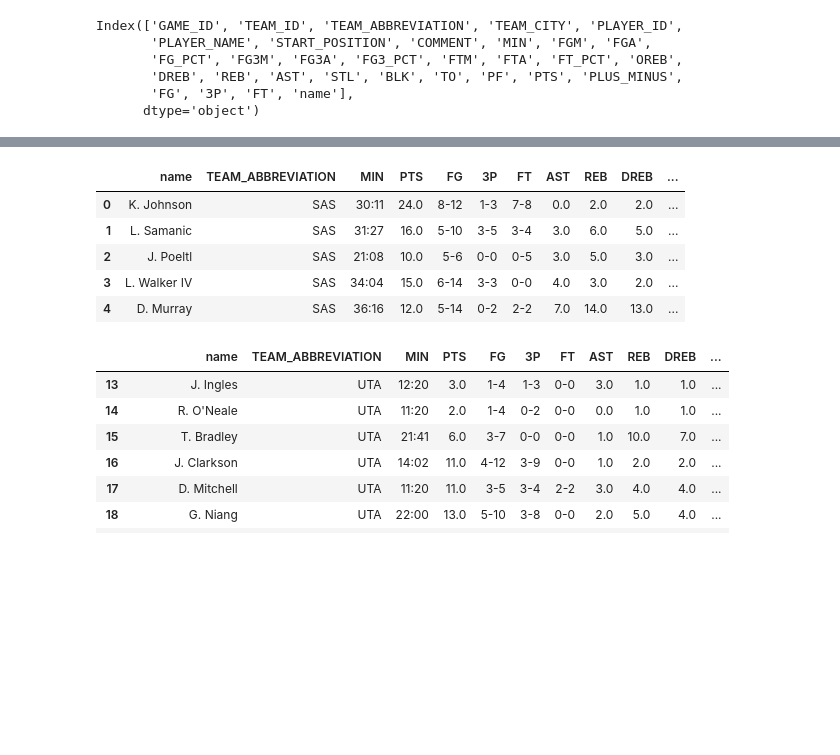
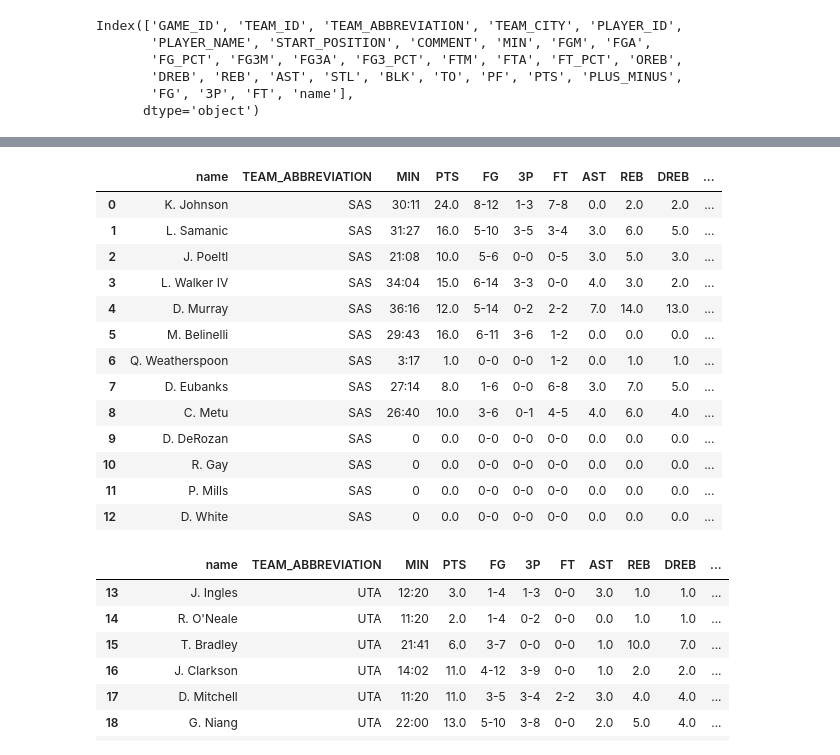
Before and after one commit to SpecCRA/vlads_data_project, a Jupyter notebook: data_scraper_prototype.ipynb, the cells around one changed output, grey strips where cells are left out. Saved outputs shown, nothing was run; the diff lists cells and outputs as text; code cells hidden in the pictures; blank space fills up the shorter version.

```diff
--- a/data_scraper_prototype.ipynb
+++ b/data_scraper_prototype.ipynb
@@ -124,5 +145,5 @@ Index(['GAME_ID', 'TEAM_ID', 'TEAM_ABBREVIATION', 'TEAM_CITY', 'PLAYER_ID',
 # %%
 # This dataframe stores the players box scores for that game
 players_box_outdf = player_box_scores_df[['name', 'TEAM_ABBREVIATION', 'MIN', 'PTS', 'FG', '3P', 'FT', \
-                                          'AST', 'REB','DREB', 'OREB', 'BLK', 'STL', 'TO', 'PF']]
+                                          'AST', 'REB','DREB', 'OREB', 'BLK', 'STL', 'TO', 'PF', 'COMMENT']]
 # %%
@@ -137,13 +169,21 @@ players_box_outdf.head()
 # %%
 spurs_outdf = players_box_outdf[players_box_outdf.TEAM_ABBREVIATION == 'SAS']
-spurs_outdf.head()
+spurs_outdf
 # %% [output]
 |  | name | TEAM_ABBREVIATION | MIN | PTS | FG | 3P | FT | AST | REB | DREB | ... |
 | 0 | K. Johnson | SAS | 30:11 | 24.0 | 8-12 | 1-3 | 7-8 | 0.0 | 2.0 | 2.0 | ... |
 | 1 | L. Samanic | SAS | 31:27 | 16.0 | 5-10 | 3-5 | 3-4 | 3.0 | 6.0 | 5.0 | ... |
 | 2 | J. Poeltl | SAS | 21:08 | 10.0 | 5-6 | 0-0 | 0-5 | 3.0 | 5.0 | 3.0 | ... |
 | 3 | L. Walker IV | SAS | 34:04 | 15.0 | 6-14 | 3-3 | 0-0 | 4.0 | 3.0 | 2.0 | ... |
 | 4 | D. Murray | SAS | 36:16 | 12.0 | 5-14 | 0-2 | 2-2 | 7.0 | 14.0 | 13.0 | ... |
+| 5 | M. Belinelli | SAS | 29:43 | 16.0 | 6-11 | 3-6 | 1-2 | 0.0 | 0.0 | 0.0 | ... |
+| 6 | Q. Weatherspoon | SAS | 3:17 | 1.0 | 0-0 | 0-0 | 1-2 | 0.0 | 1.0 | 1.0 | ... |
+| 7 | D. Eubanks | SAS | 27:14 | 8.0 | 1-6 | 0-0 | 6-8 | 3.0 | 7.0 | 5.0 | ... |
+| 8 | C. Metu | SAS | 26:40 | 10.0 | 3-6 | 0-1 | 4-5 | 4.0 | 6.0 | 4.0 | ... |
+| 9 | D. DeRozan | SAS | 0 | 0.0 | 0-0 | 0-0 | 0-0 | 0.0 | 0.0 | 0.0 | ... |
+| 10 | R. Gay | SAS | 0 | 0.0 | 0-0 | 0-0 | 0-0 | 0.0 | 0.0 | 0.0 | ... |
+| 11 | P. Mills | SAS | 0 | 0.0 | 0-0 | 0-0 | 0-0 | 0.0 | 0.0 | 0.0 | ... |
+| 12 | D. White | SAS | 0 | 0.0 | 0-0 | 0-0 | 0-0 | 0.0 | 0.0 | 0.0 | ... |
 # %%
 opp_outdf = players_box_outdf[players_box_outdf.TEAM_ABBREVIATION != 'SAS']
 opp_outdf
```
Also changed, not shown: parts of 10 cells of this notebook, 5 other files.
